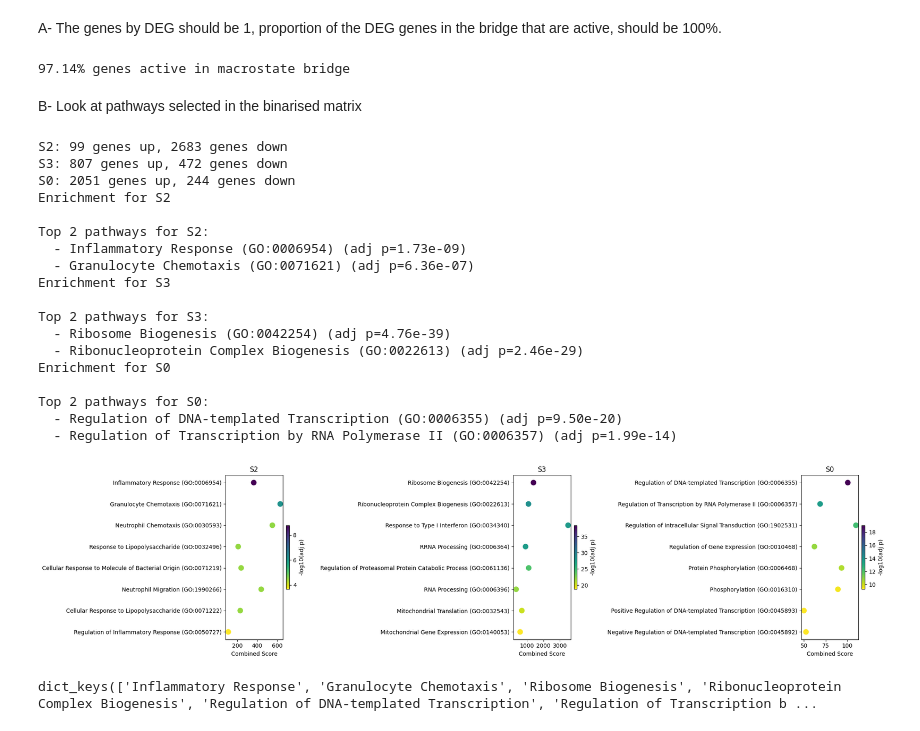
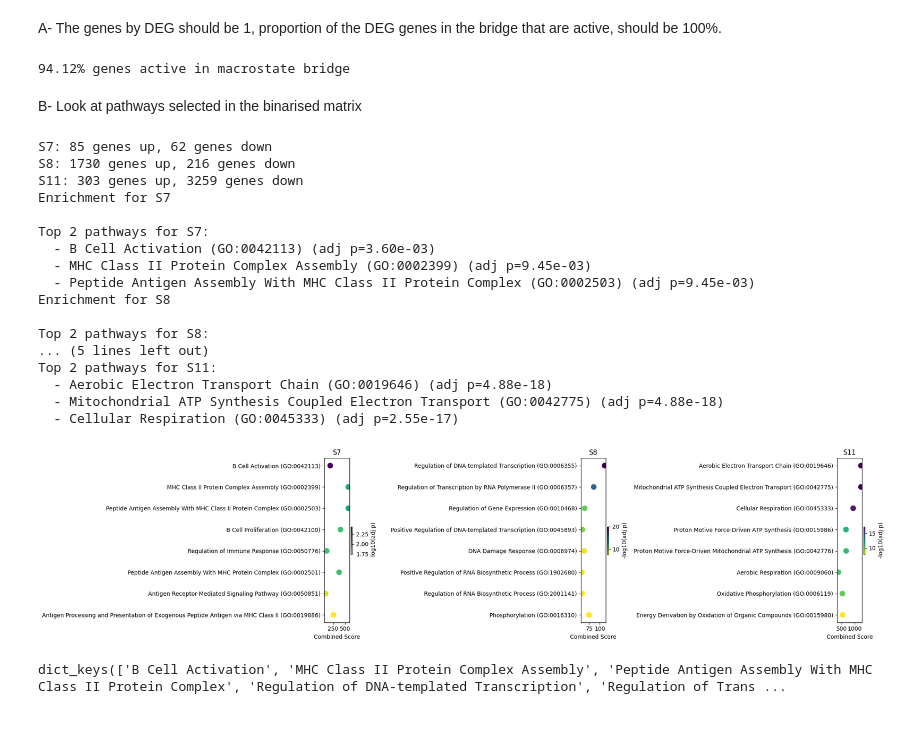
Before and after one commit to Augugustine/CITE-seq-analysis-CLL, a Jupyter notebook: 3- Boolean model/Binarization_gene_TF.ipynb, the cells around one changed output. Drawn from its saved outputs; the diff is of its cells as text; code cells hidden in the pictures.

```diff
--- a/3- Boolean model/Binarization_gene_TF.ipynb
+++ b/3- Boolean model/Binarization_gene_TF.ipynb
@@ -175,9 +163,28 @@ binarized_states.to_csv(binarized_file_output)
 # %% [markdown]
 # 2) TFs: Binarization
 # %%
-tf_auc = pd.read_csv("/home/a.blanc-boekholt/Documents/Singlecell-R/Scripts/Matrix/step_3_aucell_p2.csv", index_col=0)
+tf_auc = pd.read_csv("/home/a.blanc-boekholt/Documents/Singlecell-R/Scripts/Matrix/step_3_aucell_p3.csv", index_col=0)
 tf_auc.columns = tf_auc.columns.str.replace(r"[()+]", "", regex=True)
 tf_list = tf_auc.columns.tolist()
+
+warnings.filterwarnings("ignore")
+adata = sc.read(input_file) # read data
+# Delete cells with macrostates == "None"
+adata = adata[adata.obs["macrostates"] != "None"].copy()
+
+if adata.X.max() > 10 : # check if is raw data, need to be > 10
+    # Normalization
+    sc.pp.normalize_total(adata) #
+    sc.pp.log1p(adata)
+    print("=== This dataset is now normalised")
+else :
+    print("=== This dataset appears to have already been normalised")
+
+# Verify if we have only the cells expected and the macrostates
+print("=== Cell type and macrostates in our dataset")
+print(adata.obs["Annotation"].unique())
+print(adata.obs["macrostates"].unique())
+
 # TFs object
 adata_tf = adata[:, tf_list].copy()
 print(f"Nb cells: {adata_tf.n_obs}")
@@ -332,6 +366,6 @@ binarized_states.to_csv(binarized_file_output)
 # %% [markdown]
 Evaluate the gene selection. Important genes: genes DEG between B cells and bridge + TF DEG
 # %%
-binarized_states = pd.read_csv("/home/a.blanc-boekholt/Documents/Singlecell-R/Scripts/Boolean_model_BoNesis/Bonesis_test/data_binarized_tf_gene_sep.csv",index_col=0)
+binarized_states = pd.read_csv(binarized_file_output,index_col=0)
 binarized_states.head()
 # %% [output]
@@ -368,7 +395,7 @@ binarized_states[["CEBPA","CEBPB","CEBPD","SPI1","ETV6","BACH2","PAX5"]]
 # %%
 # TFs expected (DEG TF activity between B cells and bridge) from SCENIC
 TF=["CEBPD","CEBPA","ZNF333","ELF4","NFATC2","RFXAP","NANOG","LHX4","PAX7","ZNF250","IKZF2","HOXA5","ZFP92","SPI1",
- "FOSL2","OVOL3","ELF3","NFIX","FOS","TGIF1","IRF4","IRF1"]
+ "FOSL2","OVOL3","ELF3","NFIX","FOS","TGIF1","IRF4","IRF1", "TBX21"]
 
 # Genes expected by DEG
 adata.obs["celltype"] = np.where(
@@ -409,20 +436,21 @@ with open("gene_list.json", "w", encoding="utf-8") as f:
 # %% [markdown]
 A- The genes by DEG should be 1, proportion of the DEG genes in the bridge that are active, should be 100%.
 # %%
-row = binarized_states.loc["S2"]
+row = binarized_states.loc["S11"]
 genes_present = [g for g in gene_list if g in binarized_states.columns]
 values = row[genes_present]
 percent_active = 100 * (values == 1).sum() / len(values)
 
 print(f"{percent_active:.2f}% genes active in macrostate bridge")
 # %% [output]
-97.14% genes active in macrostate bridge
+94.12% genes active in macrostate bridge
 # %% [markdown]
 B- Look at pathways selected in the binarised matrix
 # %%
 #adata_hvg = adata_no_none[:, adata_no_none.var["highly_variable"]]
-adata_no_none = adata[adata.obs["macrostates"] != "S11"].copy()
-macrostates=["S2", "S3","S0"]
+adata_no_none = adata[adata.obs["macrostates"] != "S9"].copy()
+#adata_no_none = adata.copy()
+macrostates=["S7", "S8", "S11"]
 # DEG per macrostates
 #sc.tl.rank_genes_groups(adata_hvg,groupby="macrostates",groups=list(macrostates),reference="rest", use_raw=False,method="wilcoxon")
 sc.tl.rank_genes_groups(adata_no_none,groupby="macrostates",groups=macrostates,reference="rest", use_raw=False,method="wilcoxon")
@@ -477,7 +505,7 @@ for i, ct in enumerate(macrostates):
 
     # Top pathways
     df_sorted = df.sort_values("Adjusted P-value")
-    top2 = df_sorted.head(2)
+    top2 = df_sorted.head(3)
     top_terms_per_state[ct] = top2["Term"].tolist()
 
     print(f"\nTop 2 pathways for {ct}:")
@@ -507,48 +535,47 @@ for j in range(n, len(axes)):
 
 plt.subplots_adjust(wspace=0.6, hspace=0.4)
 plt.tight_layout()
 fig.savefig(f"{output_directory}/GO_barplot.png", dpi=300, bbox_inches="tight")
 plt.show()
 
 def get_pathways_dict():
     url = "https://maayanlab.cloud/Enrichr/geneSetLibrary?mode=text&libraryName=GO_Biological_Process_2026"
     r = requests.get(url)
     pathways = {}
     for line in r.text.strip().split("\n"):
         parts = line.split("\t")
         if len(parts) > 2:
             pathways[parts[0]] = parts[2:]
     return pathways
 
 pathway = get_pathways_dict()
 pathways = {}
 for ct, terms in top_terms_per_state.items():
     for term in terms:
         label = term.split(" (GO:")[0]
         if term in pathway:
             pathways[label] = pathway[term]
         else:
             print(f"WARNING : term '{term}' impossible to find in the database GO_Biological_Process_2026")
 
 print(pathways.keys())
 # %% [output]
-S2: 99 genes up, 2683 genes down
-S3: 807 genes up, 472 genes down
-S0: 2051 genes up, 244 genes down
-Enrichment for S2
+S7: 85 genes up, 62 genes down
+S8: 1730 genes up, 216 genes down
+S11: 303 genes up, 3259 genes down
+Enrichment for S7
 
-Top 2 pathways for S2:
-  - Inflammatory Response (GO:0006954) (adj p=1.73e-09)
-  - Granulocyte Chemotaxis (GO:0071621) (adj p=6.36e-07)
-Enrichment for S3
+Top 2 pathways for S7:
+  - B Cell Activation (GO:0042113) (adj p=3.60e-03)
+  - MHC Class II Protein Complex Assembly (GO:0002399) (adj p=9.45e-03)
+  - Peptide Antigen Assembly With MHC Class II Protein Complex (GO:0002503) (adj p=9.45e-03)
+Enrichment for S8
 
-Top 2 pathways for S3:
-  - Ribosome Biogenesis (GO:0042254) (adj p=4.76e-39)
-  - Ribonucleoprotein Complex Biogenesis (GO:0022613) (adj p=2.46e-29)
-Enrichment for S0
-
-Top 2 pathways for S0:
-  - Regulation of DNA-templated Transcription (GO:0006355) (adj p=9.50e-20)
-  - Regulation of Transcription by RNA Polymerase II (GO:0006357) (adj p=1.99e-14)
+Top 2 pathways for S8:
+... (5 lines left out)
+Top 2 pathways for S11:
+  - Aerobic Electron Transport Chain (GO:0019646) (adj p=4.88e-18)
+  - Mitochondrial ATP Synthesis Coupled Electron Transport (GO:0042775) (adj p=4.88e-18)
+  - Cellular Respiration (GO:0045333) (adj p=2.55e-17)
-[figure, old version]
+[figure, new version]
-dict_keys(['Inflammatory Response', 'Granulocyte Chemotaxis', 'Ribosome Biogenesis', 'Ribonucleoprotein Complex Biogenesis', 'Regulation of DNA-templated Transcription', 'Regulation of Transcription b ...
+dict_keys(['B Cell Activation', 'MHC Class II Protein Complex Assembly', 'Peptide Antigen Assembly With MHC Class II Protein Complex', 'Regulation of DNA-templated Transcription', 'Regulation of Trans ...
```
Also changed, not shown: parts of 29 cells of this notebook, 2 other files.
